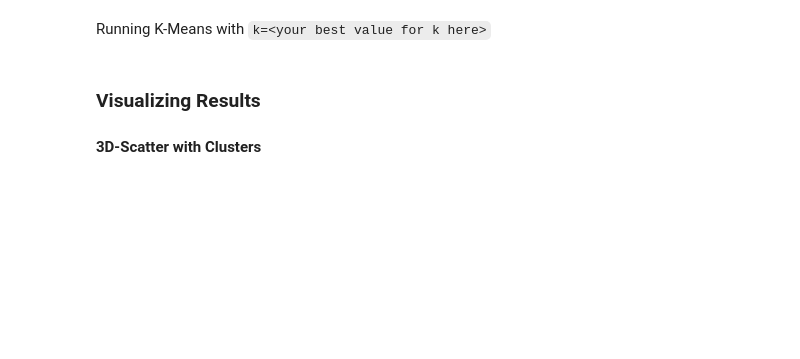
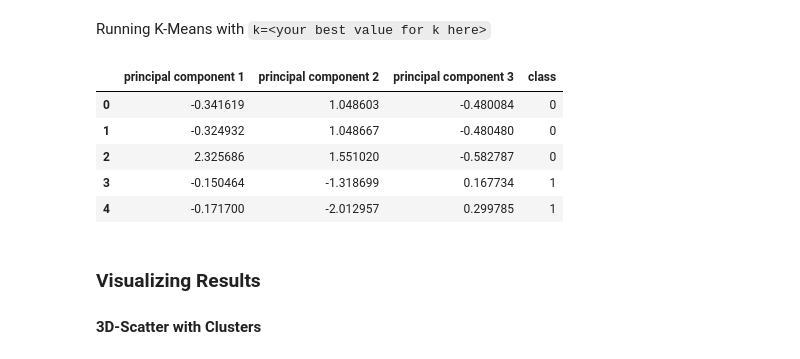
Before and after one commit to dbogatic/AWS-SageMaker-homework, a Jupyter notebook: crypto_clustering.ipynb, the cells around one changed output. Cells and saved outputs as stored; diff of their text form; code cells hidden in the pictures; blank space fills up the shorter version.

```diff
--- a/crypto_clustering.ipynb
+++ b/crypto_clustering.ipynb
@@ -216,8 +216,9 @@ print(crypto_data_scaled[0:5])
 # %%
 # Use PCA to reduce dimensions to 3 principal components
 pca = PCA(n_components=3)
+crypto_pca = pca.fit_transform(crypto_data_scaled)
 # %%
 # Create a DataFrame with the principal components data
-crypto_pca = pd.DataFrame(crypto_pca, columns=["principal component 1", "principal component 2", "principal component 3"])
-crypto_pca.head()
+crypto_pca_df = pd.DataFrame(crypto_pca, columns=["principal component 1", "principal component 2", "principal component 3"])
+crypto_pca
 # %% [output]
@@ -236,6 +238,12 @@ inertia = []
 k = list(range(1, 11))
 
 # Calculate the inertia for the range of k values
-
+for i in k:
+    km = KMeans(n_clusters=i, random_state=0)
+    km.fit(crypto_pca)
+    inertia.append(km.inertia_)
 
 # Create the Elbow Curve using hvPlot
+elbow_data = {"k": k, "inertia": inertia}
+df_elbow = pd.DataFrame(elbow_data)
+df_elbow.hvplot.line(x="k", y="inertia", xticks=k, title="Elbow Curve")
@@ -243,12 +253,21 @@ k = list(range(1, 11))
 Running K-Means with `k=<your best value for k here>`
 # %%
 # Initialize the K-Means model
-
+model = KMeans(n_clusters=5, random_state=0)
 # Fit the model
-
+model.fit(crypto_pca)
 # Predict clusters
-
+predictions = model.predict(crypto_pca)
 # Create a new DataFrame including predicted clusters and cryptocurrencies features
+crypto_pca_df["class"] = model.labels_
+crypto_pca_df.head()
+# %% [output]
+|  | principal component 1 | principal component 2 | principal component 3 | class |
+| 0 | -0.341619 | 1.048603 | -0.480084 | 0 |
+| 1 | -0.324932 | 1.048667 | -0.480480 | 0 |
+| 2 | 2.325686 | 1.551020 | -0.582787 | 0 |
+| 3 | -0.150464 | -1.318699 | 0.167734 | 1 |
+| 4 | -0.171700 | -2.012957 | 0.299785 | 1 |
 # %% [markdown]
 ### Visualizing Results
 
```
Also changed, not shown: parts of 4 cells of this notebook.
